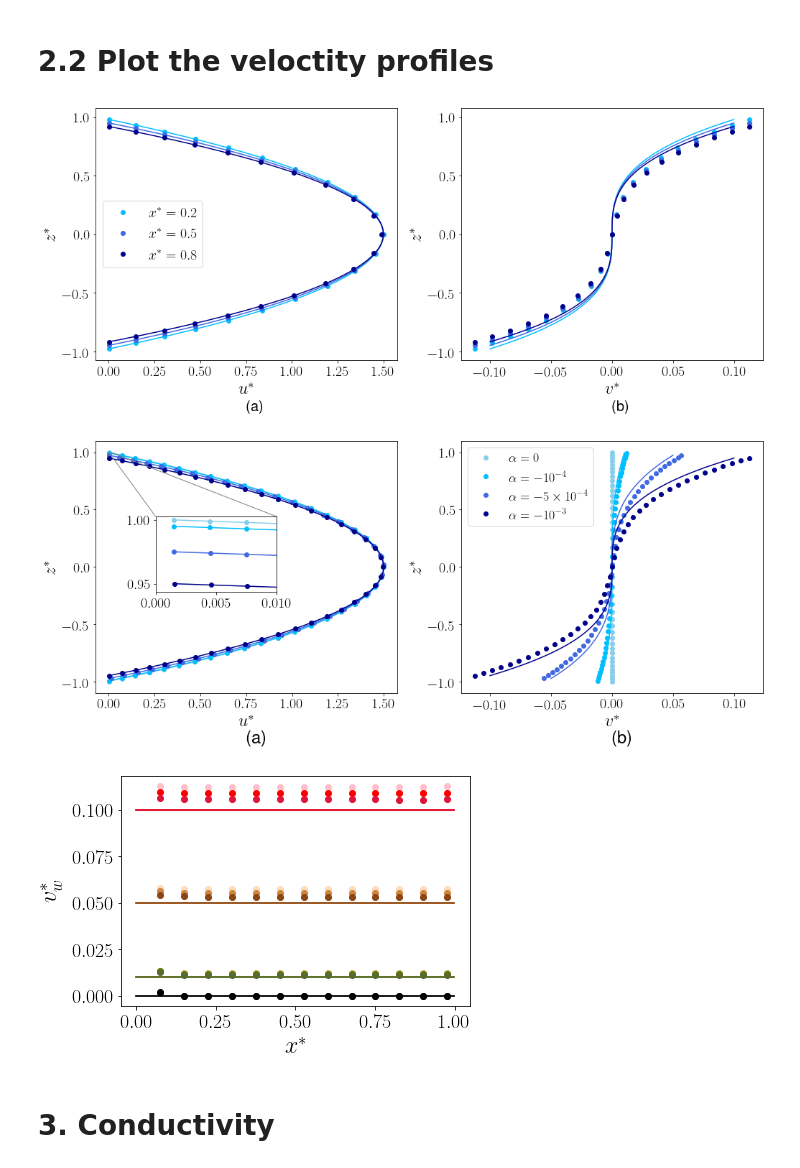
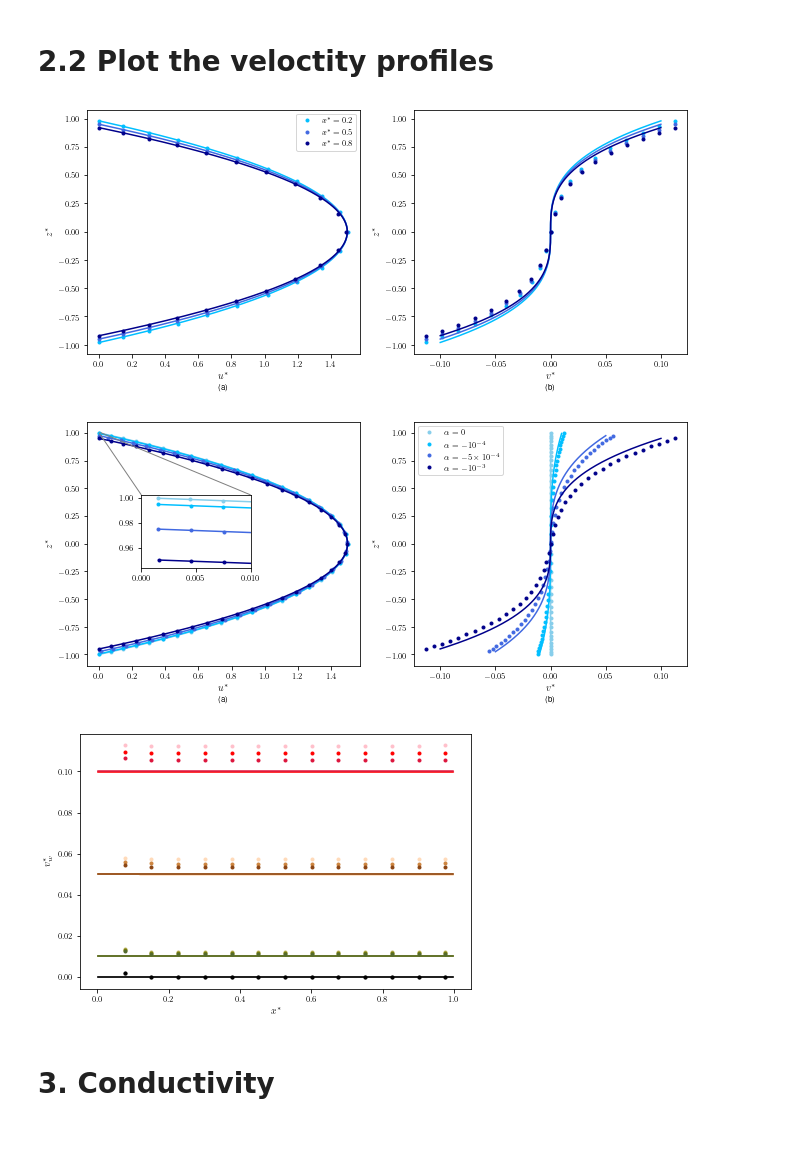
Before and after one commit to daihui-lu/HydraulicConductivityofShapedFractures, a Jupyter notebook: post-processing script.ipynb, the cells around one changed output. Cells and saved outputs as stored; diff of their text form; code cells hidden in the pictures; blank space fills up the shorter version.

```diff
--- a/post-processing script.ipynb
+++ b/post-processing script.ipynb
@@ -134,16 +135,16 @@ for file in files:
 grids = [r'$100 \times 50$',r'$200 \times 100$',r'$400 \times 200$',r'$800 \times 400$']
 
 # %matplotlib inline
-figwidth       = 10
-figheight      = 6
-ms = 8
+figwidth       = 6
+figheight      = 4
+ms = 3
 
 # 'burlywood''deepskyblue''salmon'
 fig,ax1 = plt.subplots(figsize = (figwidth,figheight))
 ax1.plot(grids,(uws), '-s',ms = ms,color = 'C0',label = "Slip velocity")
 ax1.plot(grids,(ps), '-^',ms = ms,color = 'C0',label = "Pressure gradient") #dp/dx
-ax1.set_xlabel("Grid elements",fontsize='large', fontweight='bold')
-ax1.set_ylabel("Percent difference",fontsize='large', fontweight='bold')
+ax1.set_xlabel("Grid elements")
+ax1.set_ylabel("Percent difference")
 ax1.tick_params('y', colors='C0')
 ax1.set_ylim([0,0.1])
 ax1.legend(loc=10)
@@ -151,8 +152,8 @@ plt.grid(True, axis = 'y')
 
 ax2 = ax1.twinx()
 ax2.plot(grids,vws, '-o',ms = ms, color ='C1',label = "Permeation velocity")
-ax2.set_ylabel("Percent difference", fontsize='large', fontweight='bold')
-ax2.tick_params('y', colors='C1', labelsize=20)
+ax2.set_ylabel("Percent difference")
+ax2.tick_params('y', colors='C1')
 ax2.set_ylim([0,1.5])
 ax2.set_yticks(np.arange(0,1.51,0.3))
 
@@ -162,7 +163,7 @@ import matplotlib.ticker as ticker
 ax1.yaxis.set_major_formatter(ticker.PercentFormatter(1))
 ax2.yaxis.set_major_formatter(ticker.PercentFormatter(1))
 figure_folder = "./finalData/ind/"
-figure_name = "ind.pdf"
-# figure_file_path = figure_folder + figure_name
-# plt.savefig(figure_file_path)
+figure_name = "ind2.pdf"
+figure_file_path = figure_folder + figure_name
+plt.savefig(figure_file_path)
 # %% [output]
@@ -181,7 +182,7 @@ def Avg_val(fileNam,Re):
 
     df = df[['Coord','gradPx', 'Ux','p']]
     df['gradPx'] *= Re # Non-dimensionalization
-    df['conductivity'] = -df['Ux']/df['gradPx']*0.96
+    df['conductivity'] = -df['Ux']/df['gradPx']
     df = df.reset_index()
 
     return df
@@ -189,15 +190,16 @@ def Avg_val(fileNam,Re):
 # Plot velocities along z-direction at x^* = 0.2, 0.5, 0.8
 # phi = 0.0005, alpha = -0.001, Re = 1
 colors = ['deepskyblue','royalblue','darkblue']
-figwidth = 14
-figheight = 6
+figwidth = 9
+figheight = 4
 fig = plt.figure(figsize=(figwidth,figheight),constrained_layout=True)
 widths = [figwidth/2, figwidth/2]
 heights = [figheight]
 spec = fig.add_gridspec(ncols=2, nrows=1, width_ratios=widths,
                           height_ratios=heights)
+axes = []
 for col in range(2):
-    axes[col] = fig.add_subplot(spec[0, col])
+    axes.append(fig.add_subplot(spec[0, col]))
 
 fileName = "finalData/dat_phi/geo"+str(3)+ "phi" + str(1)+"nu"+str(0) \
             +"_up.dat"
@@ -221,8 +223,8 @@ for i, folder in enumerate(["2","5","8"]):
                 v.append(float(uz)/eps)
 
         label = labels[i]
-        axes[1].plot(v[::10]/u_norm,z_coord[::10],'o', color = color,label = label)
-        axes[0].plot(u[::10]/u_norm,z_coord[::10],'o', color = color,label = label)
+        axes[1].plot(v[::10]/u_norm,z_coord[::10],'o', ms = ms,color = color,label = label)
+        axes[0].plot(u[::10]/u_norm,z_coord[::10],'o', ms = ms,color = color,label = label)
         axes[0].legend()
 
         alpha_ = -0.001
@@ -234,38 +236,38 @@ for i, folder in enumerate(["2","5","8"]):
         iz = np.linspace(full_h,-full_h,2000)
 
         full_dpdx = -3/(3*phi_*full_h + full_h**2)
         full_dpdx2 = (9*phi_ + 6*full_h)*alpha_/eps/(3*phi_*full_h + full_h**2)**2
         vt = (full_h + phi_)*alpha_/eps*full_dpdx*iz - \
         ((iz**3/6 - full_h**2*iz/2-phi_*full_h*iz))*full_dpdx2
 
         u0 = -full_dpdx*(0.5*(full_h**2-iz**2)+phi_*full_h)
 
         u1 = ((0.5*full_h**2 + phi_*full_h)**2*(iz**2-full_h**2)*0.5 \
                    + (iz**6-full_h**6)/360)*full_dpdx*full_dpdx2 \
             + ((0.5*full_h**2 + phi_*full_h)*(iz**2-full_h**2)*0.5 \
                + (iz**4-full_h**4)/24)*(full_h+phi_)*alpha_/eps*full_dpdx**2
 
         ut = u0 + eps*Re_*u1
 
         axes[1].plot(vt,iz,'-', color = color)
         axes[0].plot(ut,iz,'-', color = color)
 
 axes[1].set_xlabel(r"$v^*$",fontsize = 'large')
 axes[0].set_xlabel(r"$u^*$",fontsize = 'large')
 axes[1].set_ylabel(r"$z^*$",fontsize = 'large')
 axes[0].set_ylabel(r"$z^*$",fontsize = 'large')
 
 import string
 for n, ax in enumerate(axes):
-    ax.text(0.5, -0.2, "(" + string.ascii_lowercase[n]+")", transform=ax.transAxes,
-                size=20, weight='bold')
+    ax.text(0.48, -0.15, "(" + string.ascii_lowercase[n]+")", transform=ax.transAxes,
+                size=8, weight='normal')
 
 figure_folder = "./finalData/"
-figure_name = "vel_x.pdf"
+figure_name = "vel_x2.pdf"
 figure_file_path = figure_folder + figure_name
-# plt.savefig(figure_file_path)
+plt.savefig(figure_file_path)
 # %% [output]
-[figure, old version]
+[figure, new version]
 # %%
 # Plot velocities along z-direction at different alpha and phi values
 
@@ -278,8 +280,8 @@ Re = 1
 from mpl_toolkits.axes_grid.inset_locator import (inset_axes, InsetPosition,
                                                   mark_inset)
 colors = ['skyblue','deepskyblue','royalblue','darkblue']
-figwidth = 14
-figheight = 6
+figwidth = 9
+figheight = 4
 fig = plt.figure(figsize=(figwidth,figheight),constrained_layout=True)
 widths = [figwidth/2, figwidth/2]
 heights = [figheight]
@@ -320,27 +322,26 @@ for geo_id in range(4):
                 v.append(float(uz)/eps)
 #         print(u)
         if geo_id == 0:
-            axes[1].plot(v[::5]/u_norm,z_coord[::5],'o', color = color,
+            axes[1].plot(v[::5]/u_norm,z_coord[::5],'o', color = color,ms=ms,
                      label = r"$\alpha = 0$")
         elif geo_id == 1:
-            axes[1].plot(v[::5]/u_norm,z_coord[::5],'o', color = color,
+            axes[1].plot(v[::5]/u_norm,z_coord[::5],'o', color = color,ms=ms,
                         label = r"$\alpha =- 10^{-4}$")
 
         elif geo_id == 2:
-            axes[1].plot(v[::5]/u_norm,z_coord[::5],'o', color = color,
+            axes[1].plot(v[::5]/u_norm,z_coord[::5],'o', color = color,ms=ms,
                          label = r"$\alpha =-5\times10^{-4}$")
         else:
-            axes[1].plot(v[::5]/u_norm,z_coord[::5],'o', color = color,
+            axes[1].plot(v[::5]/u_norm,z_coord[::5],'o', color = color,ms=ms,
                          label = r"$\alpha =-10^{-3}$")
 
-        axes[0].plot(u[::5]/u_norm,z_coord[::5],'o', color = color)
-        axes[1].legend(loc = 0,fontsize = 18)
+        axes[0].plot(u[::5]/u_norm,z_coord[::5],'o', color = color,ms=ms)
+        axes[1].legend(loc = 0,fontsize = 8)
 
 
         full_h = 1 + alpha_/eps*0.5
 
         iz = np.linspace(full_h,-full_h,2000)
-#             print(iz[:5])
 
         full_dpdx = -3/(3*phi_*full_h + full_h**2)
         full_dpdx2 = (9*phi_ + 6*full_h)*alpha_/eps/(3*phi_*full_h + full_h**2)**2
@@ -357,8 +358,9 @@ for geo_id in range(4):
         ut = u0 + eps*Re_*u1
         axes[1].plot(vt,iz,'-', color = color )
         axes[0].plot(ut,iz,'-', color = color)
-        ax2.plot(ut[:5],iz[:5],'-o', color = color)
+        ax2.plot(ut[:5],iz[:5],'-o', ms=ms,color = color)
         ax2.set_xlim([0,0.01])
+        ax2.set_xticks(np.arange(0,0.011,0.005))
 
 axes[1].set_xlabel(r"$v^*$",fontsize = 'large')
 axes[0].set_xlabel(r"$u^*$",fontsize = 'large')
@@ -367,15 +369,15 @@ axes[0].set_ylabel(r"$z^*$",fontsize = 'large');
 
 import string
 for n, ax in enumerate(axes):
-    ax.text(0.5, -0.2, "(" + string.ascii_lowercase[n]+")", transform=ax.transAxes,
-                size='large', weight='bold')
+    ax.text(0.48, -0.15, "(" + string.ascii_lowercase[n]+")", transform=ax.transAxes,
+                size=8, weight='normal')
 
 figure_folder = "./finalData/"
-figure_name = "vels.pdf"
+figure_name = "vels2.pdf"
 figure_file_path = figure_folder + figure_name
 plt.savefig(figure_file_path)
 # %% [output]
-[figure, old version]
+[figure, new version]
 # %%
 # Plot permeation velocity
 figwidth       = 6
@@ -398,7 +400,7 @@ for geo_id in range(4):
                          header=None)
         df.columns = ['x','vw','z']
         df = df[:400]
-        plt.plot(df['x'][30::30]*eps,df['vw'][30::30]/eps,'o',color = color)
+        plt.plot(df['x'][30::30]*eps,df['vw'][30::30]/eps,'o',ms = ms,color = color)
 
         # theory
         df['vw_t'] = -df['z']*alpha[geo_id]/eps/(3*phi[phi_id] + df['z'])
@@ -407,12 +409,12 @@ for geo_id in range(4):
 plt.xlabel(r'$x^*$',fontsize = 'large')
 plt.ylabel(r'$v_w^*$',fontsize = 'large')
 
-figure_name = "permeation.pdf"
+figure_name = "permeation2.pdf"
 figure_folder = "./finalData/"
 figure_file_path = figure_folder + figure_name
 plt.savefig(figure_file_path)
 # %% [output]
-[figure, old version]
+[figure, new version]
 # %% [markdown]
 # 3. Conductivity
 # %%
```
Also changed, not shown: parts of 4 cells of this notebook.
